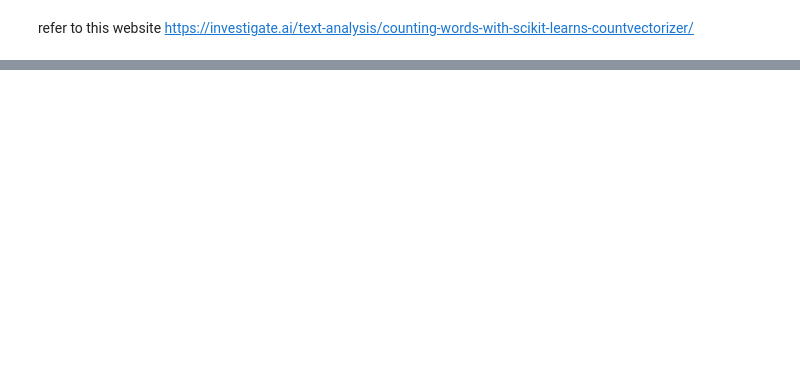
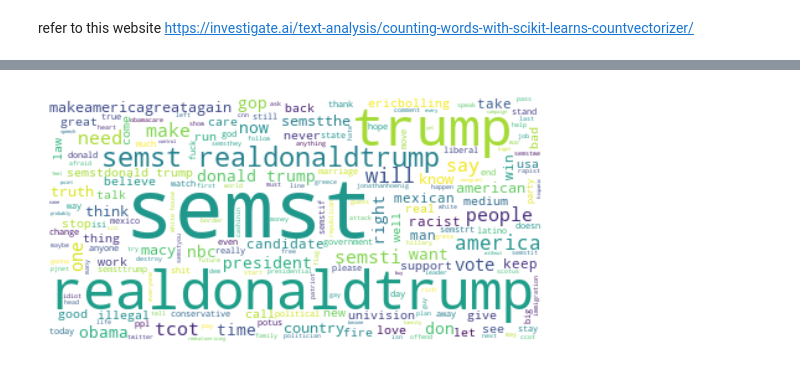
Before and after one commit to lex734/stancedetection, a Jupyter notebook: BOW vectorizer.ipynb, the cells around one changed output, grey strips where cells are left out. Cells and saved outputs as stored; diff of their text form; code cells hidden in the pictures; blank space fills up the shorter version.

```diff
--- a/BOW vectorizer.ipynb
+++ b/BOW vectorizer.ipynb
@@ -121,0 +252,17 @@ def n_top_words(count_table, n):
+# %%
+df_trump = df_trump.drop('Unnamed: 0', axis='columns')
+df_trump = df_trump.reset_index()
+df_trump = df_trump.drop('index', axis = 'columns')
+# %%
+# generate the word cloud
+corpus = ''
+for string in lemmatizing(df_trump):
+    corpus += string
+wordcloud.generate(corpus)
+
+#plot
+plt.imshow(wordcloud, interpolation='bilinear')
+plt.axis('off')
+plt.savefig('trump_wordcloud.png')
+# %% [output]
+[figure, added]
```
Also changed, not shown: parts of 34 cells of this notebook, 7 other files.
